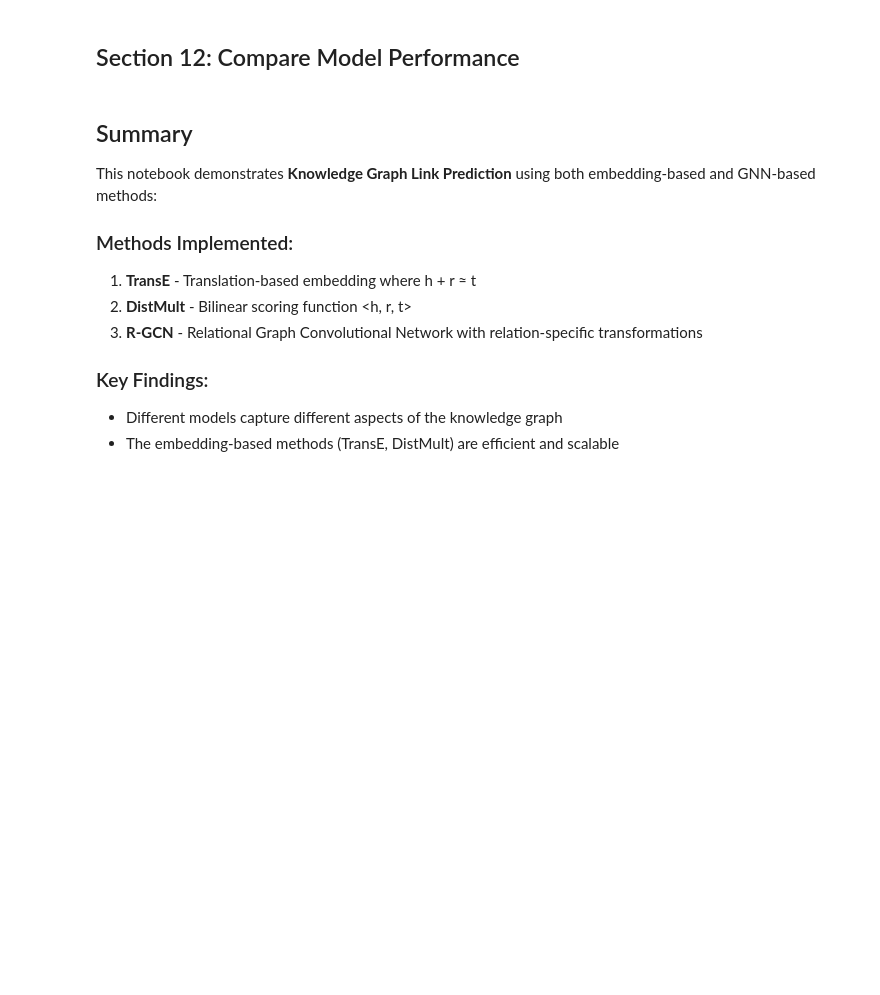
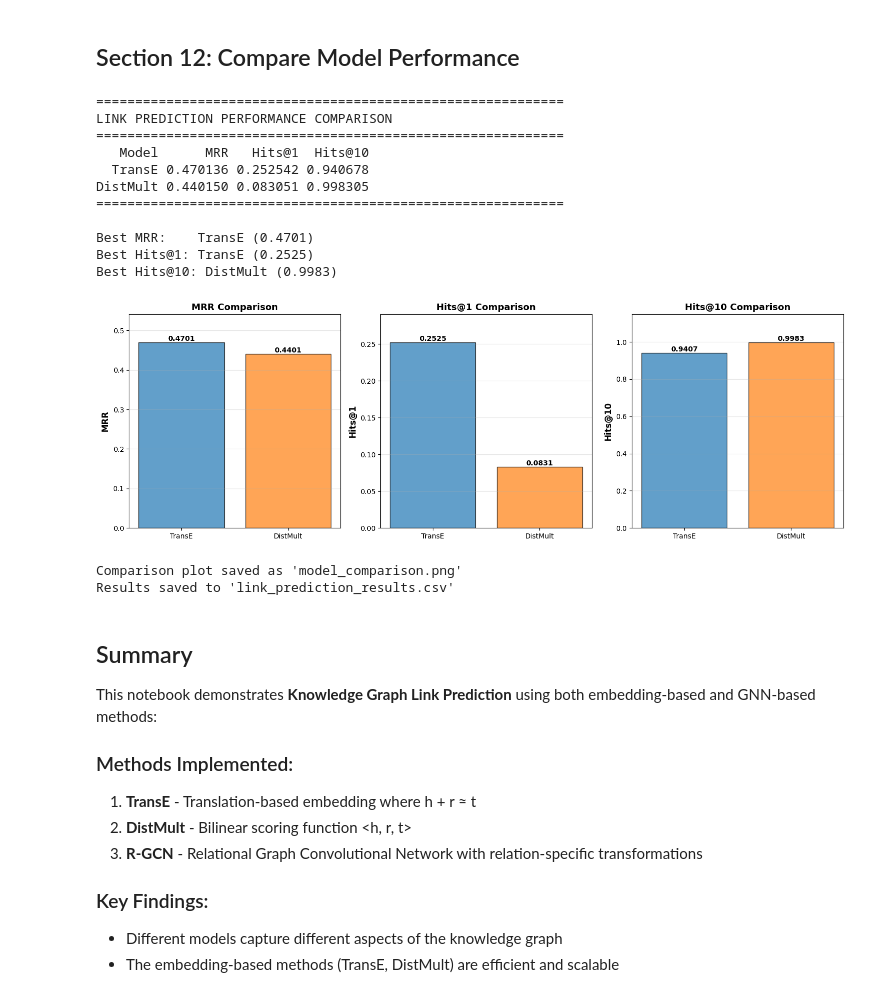
Before and after one commit to thereal-slimshady123/precog_project, a Jupyter notebook: link_prediction.ipynb, the cells around one changed output. Saved outputs shown, nothing was run; the diff lists cells and outputs as text; code cells hidden in the pictures; blank space fills up the shorter version.

```diff
--- a/link_prediction.ipynb
+++ b/link_prediction.ipynb
@@ -781,21 +520,18 @@ print("Loss plot saved as 'training_loss.png'")
 # %%
 # Create comparison DataFrame
 comparison_df = pd.DataFrame({
-    'Model': ['TransE', 'DistMult', 'R-GCN'],
+    'Model': ['TransE', 'DistMult'],
     'MRR': [
         transe_metrics['MRR'],
-        distmult_metrics['MRR'],
-        rgcn_metrics['MRR']
+        distmult_metrics['MRR']
     ],
     'Hits@1': [
         transe_metrics['Hits@1'],
-        distmult_metrics['Hits@1'],
-        rgcn_metrics['Hits@1']
+        distmult_metrics['Hits@1']
     ],
     'Hits@10': [
         transe_metrics['Hits@10'],
-        distmult_metrics['Hits@10'],
-        rgcn_metrics['Hits@10']
+        distmult_metrics['Hits@10']
     ]
 })
 
@@ -817,34 +553,49 @@ print(f"Best Hits@10: {best_hits10['Model']} ({best_hits10['Hits@10']:.4f})")
 # Create visualization
 fig, axes = plt.subplots(1, 3, figsize=(15, 5))
 
 metrics = ['MRR', 'Hits@1', 'Hits@10']
-colors = ['#1f77b4', '#ff7f0e', '#2ca02c']
+colors = ['#1f77b4', '#ff7f0e']
 
 for idx, metric in enumerate(metrics):
     ax = axes[idx]
     bars = ax.bar(comparison_df['Model'], comparison_df[metric], color=colors, alpha=0.7, edgecolor='black')
 
     # Add value labels on bars
     for bar in bars:
         height = bar.get_height()
         ax.text(bar.get_x() + bar.get_width()/2., height,
                 f'{height:.4f}',
                 ha='center', va='bottom', fontweight='bold')
 
     ax.set_ylabel(metric, fontsize=12, fontweight='bold')
     ax.set_title(f'{metric} Comparison', fontsize=13, fontweight='bold')
     ax.set_ylim(0, max(comparison_df[metric]) * 1.15)
     ax.grid(True, alpha=0.3, axis='y')
 
 plt.tight_layout()
 plt.savefig('model_comparison.png', dpi=150, bbox_inches='tight')
 plt.show()
 
 print("\nComparison plot saved as 'model_comparison.png'")
 
 # Save results to CSV
 comparison_df.to_csv('link_prediction_results.csv', index=False)
 print("Results saved to 'link_prediction_results.csv'")
+# %% [output]
+============================================================
+LINK PREDICTION PERFORMANCE COMPARISON
+============================================================
+   Model      MRR   Hits@1  Hits@10
+  TransE 0.470136 0.252542 0.940678
+DistMult 0.440150 0.083051 0.998305
+============================================================
+
+Best MRR:    TransE (0.4701)
+Best Hits@1: TransE (0.2525)
+Best Hits@10: DistMult (0.9983)
+[figure, added]
+Comparison plot saved as 'model_comparison.png'
+Results saved to 'link_prediction_results.csv'
 # %% [markdown]
 ## Summary
 
```
Also changed, not shown: parts of 8 cells of this notebook, 4 other files.
